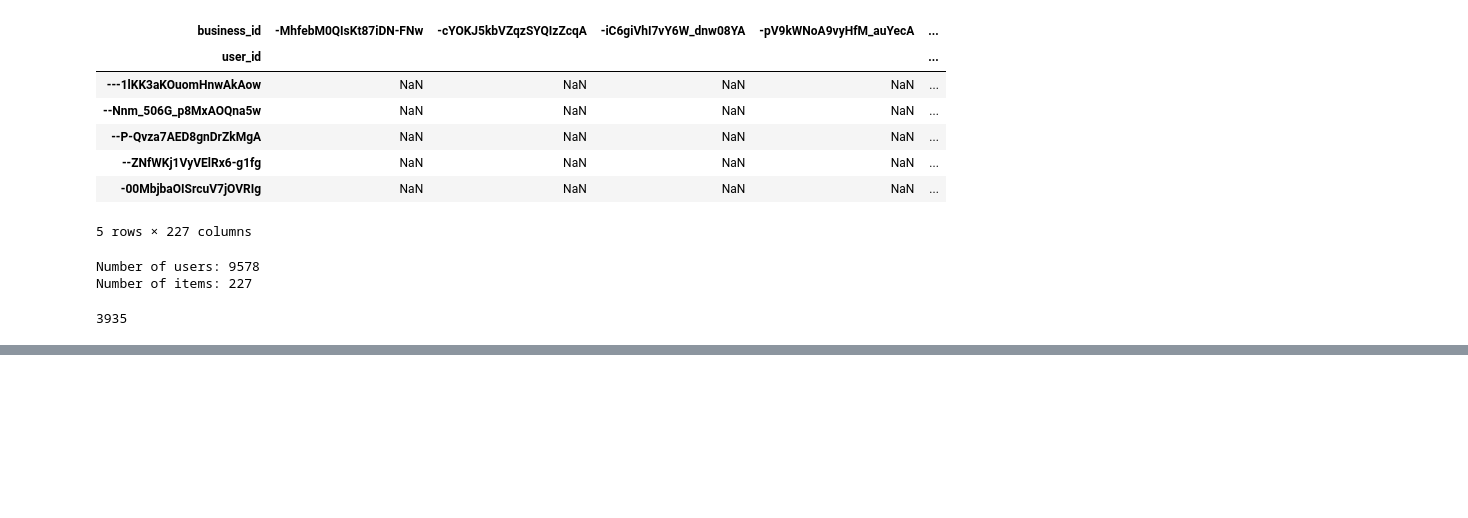
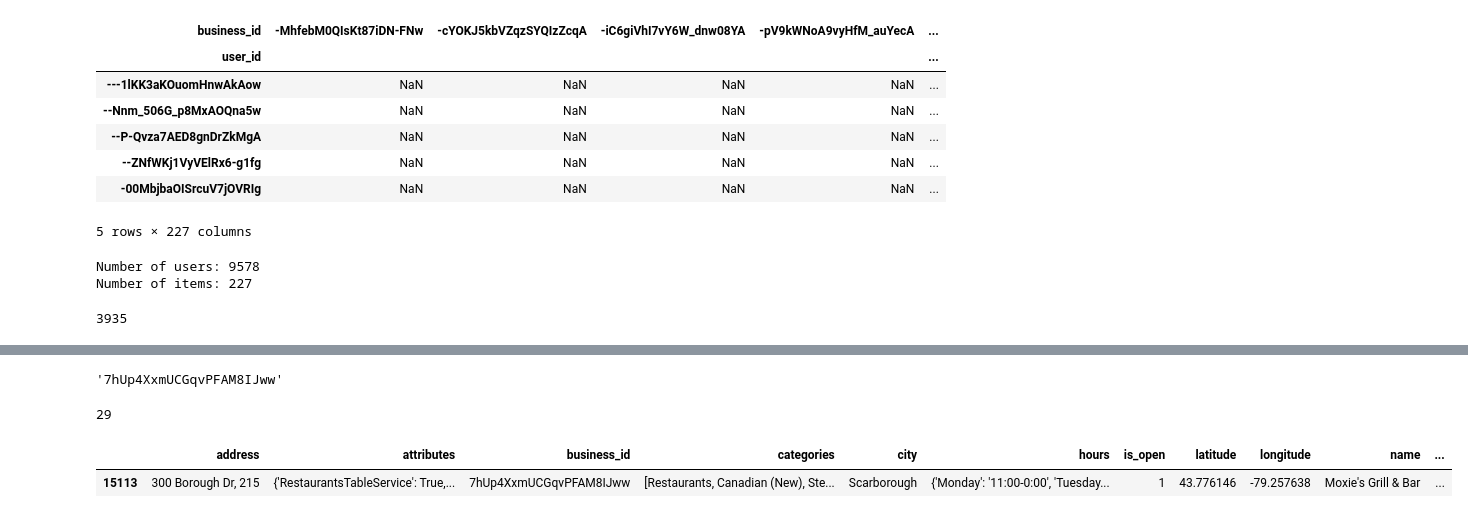
Before and after one commit to AbhayKasturia/YelpRecommendationSystem, a Jupyter notebook: user-user-filt.ipynb, the cells around one changed output, grey strips where cells are left out. Drawn from its saved outputs; the diff is of its cells as text; code cells hidden in the pictures; blank space fills up the shorter version.

Commit message:
Collaborative Filtering | Item recommendation

```diff
--- a/user-user-filt.ipynb
+++ b/user-user-filt.ipynb
@@ -137,0 +136,22 @@ len(similar_users)
+# %%
+###Item Recommendation to users based on similar_users####
+ind = similar_users[1]
+recommend_items = []
+
+for k,v in enumerate(mat[ind]):
+    if v>0:
+        recommend_items.append(k)
+
+#Recommended item is
+items[recommend_items[0]]
+# %% [output]
+'7hUp4XxmUCGqvPFAM8IJww'
+# %%
+recommend_items[0]
+# %% [output]
+29
+# %%
+df_bus[df_bus['business_id'] == items[recommend_items[0]]]
+# %% [output]
+|  | address | attributes | business_id | categories | city | hours | is_open | latitude | longitude | name | ... |
+| 15113 | 300 Borough Dr, 215 | {'RestaurantsTableService': True,... | 7hUp4XxmUCGqvPFAM8IJww | [Restaurants, Canadian (New), Ste... | Scarborough | {'Monday': '11:00-0:00', 'Tuesday... | 1 | 43.776146 | -79.257638 | Moxie's Grill & Bar | ... |
```
Also changed, not shown: parts of 3 cells of this notebook.
